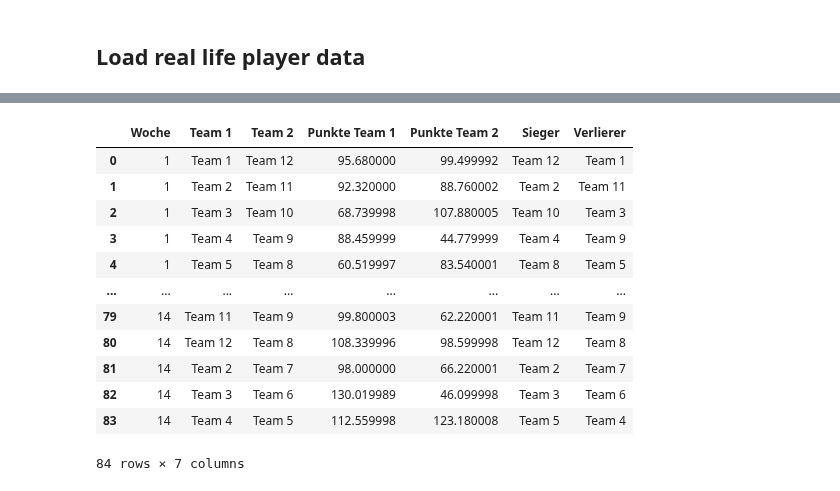
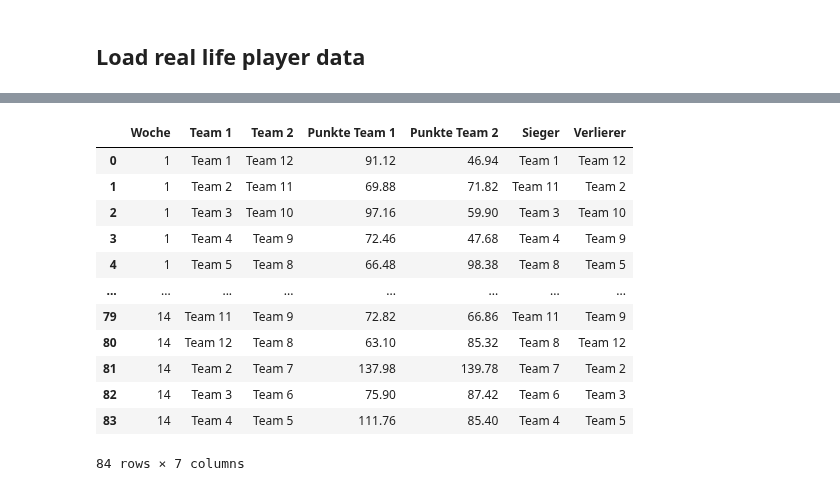
Before and after one commit to alexk2206/Data_Driven_Fantasy_Football, a Jupyter notebook: Enhanced_optimization.ipynb, the cells around one changed output, grey strips where cells are left out. Saved outputs shown, nothing was run; the diff lists cells and outputs as text; code cells hidden in the pictures.

```diff
--- a/Enhanced_optimization.ipynb
+++ b/Enhanced_optimization.ipynb
@@ -240,7 +240,7 @@ min_pos_req = pos_limit.copy()  # Minimum roster requirements per position
 
 num_teams = 12
 teams = [f'Team {i+1}' for i in range(num_teams)]
-DM_team = 'Team 6'
+DM_team = 'Team 13'
 num_rounds = 15
 
 # Snake draft order
@@ -802,0 +734,4 @@ dtype: object
+# %%
+data_url = f'https://raw.githubusercontent.com/alexk2206/Data_Driven_Fantasy_Football/refs/heads/dev/Weekly_Data/weekly_data_{year}.csv'
+weekly_data = pd.read_csv(data_url)
+weekly_data
@@ -816,49 +765,49 @@ def get_best_lineup(team, week, roster_projections, pos_limit):
         lineup.append(starters)
     return pd.concat(lineup)
 
-# Punkte aus weekly_df_test holen
-def get_actual_points(lineup, week, weekly_df_test):
+# Punkte aus weekly_data holen
+def get_actual_points(lineup, week, weekly_data):
     merged = lineup.merge(
-        weekly_df_test[weekly_df_test['week'] == week],
+        weekly_data[weekly_data['week'] == week],
         left_on='Player', right_on='player_display_name', how='left'
     )
     # Fülle fehlende Werte (z.B. bei Bye Weeks) mit 0
     merged['fantasy_points_ppr'] = merged['fantasy_points_ppr'].fillna(0)
     return merged['fantasy_points_ppr'].sum()
 
 # Für alle Wochen und alle Matchups durchlaufen
 results = []
 for week_idx, matchups in enumerate(reg_schedule, 1):
     for team1, team2 in matchups:
         lineup1 = get_best_lineup(team1, week_idx, roster_projections, pos_limit)
         lineup2 = get_best_lineup(team2, week_idx, roster_projections, pos_limit)
-        points1 = get_actual_points(lineup1, week_idx, weekly_df_test)
-        points2 = get_actual_points(lineup2, week_idx, weekly_df_test)
+        points1 = get_actual_points(lineup1, week_idx, weekly_data)
+        points2 = get_actual_points(lineup2, week_idx, weekly_data)
         winner = team1 if points1 > points2 else team2 if points2 > points1 else 'Unentschieden'
         loser = team1 if points1 < points2 else team2 if points2 < points1 else 'Unentschieden'
         results.append({
             'Woche': week_idx,
             'Team 1': team1,
             'Team 2': team2,
             'Punkte Team 1': points1,
             'Punkte Team 2': points2,
             'Sieger': winner,
             'Verlierer': loser
         })
 df_results = pd.DataFrame(results)
 df_results
 # %% [output]
 |  | Woche | Team 1 | Team 2 | Punkte Team 1 | Punkte Team 2 | Sieger | Verlierer |
-| 0 | 1 | Team 1 | Team 12 | 95.680000 | 99.499992 | Team 12 | Team 1 |
-| 1 | 1 | Team 2 | Team 11 | 92.320000 | 88.760002 | Team 2 | Team 11 |
-| 2 | 1 | Team 3 | Team 10 | 68.739998 | 107.880005 | Team 10 | Team 3 |
-| 3 | 1 | Team 4 | Team 9 | 88.459999 | 44.779999 | Team 4 | Team 9 |
-| 4 | 1 | Team 5 | Team 8 | 60.519997 | 83.540001 | Team 8 | Team 5 |
+| 0 | 1 | Team 1 | Team 12 | 91.12 | 46.94 | Team 1 | Team 12 |
+| 1 | 1 | Team 2 | Team 11 | 69.88 | 71.82 | Team 11 | Team 2 |
+| 2 | 1 | Team 3 | Team 10 | 97.16 | 59.90 | Team 3 | Team 10 |
+| 3 | 1 | Team 4 | Team 9 | 72.46 | 47.68 | Team 4 | Team 9 |
+| 4 | 1 | Team 5 | Team 8 | 66.48 | 98.38 | Team 8 | Team 5 |
 | ... | ... | ... | ... | ... | ... | ... | ... |
-| 79 | 14 | Team 11 | Team 9 | 99.800003 | 62.220001 | Team 11 | Team 9 |
-| 80 | 14 | Team 12 | Team 8 | 108.339996 | 98.599998 | Team 12 | Team 8 |
-| 81 | 14 | Team 2 | Team 7 | 98.000000 | 66.220001 | Team 2 | Team 7 |
-| 82 | 14 | Team 3 | Team 6 | 130.019989 | 46.099998 | Team 3 | Team 6 |
-| 83 | 14 | Team 4 | Team 5 | 112.559998 | 123.180008 | Team 5 | Team 4 |
+| 79 | 14 | Team 11 | Team 9 | 72.82 | 66.86 | Team 11 | Team 9 |
+| 80 | 14 | Team 12 | Team 8 | 63.10 | 85.32 | Team 8 | Team 12 |
+| 81 | 14 | Team 2 | Team 7 | 137.98 | 139.78 | Team 7 | Team 2 |
+| 82 | 14 | Team 3 | Team 6 | 75.90 | 87.42 | Team 6 | Team 3 |
+| 83 | 14 | Team 4 | Team 5 | 111.76 | 85.40 | Team 4 | Team 5 |
 84 rows × 7 columns
 # %%
```
Also changed, not shown: parts of 13 cells of this notebook.
